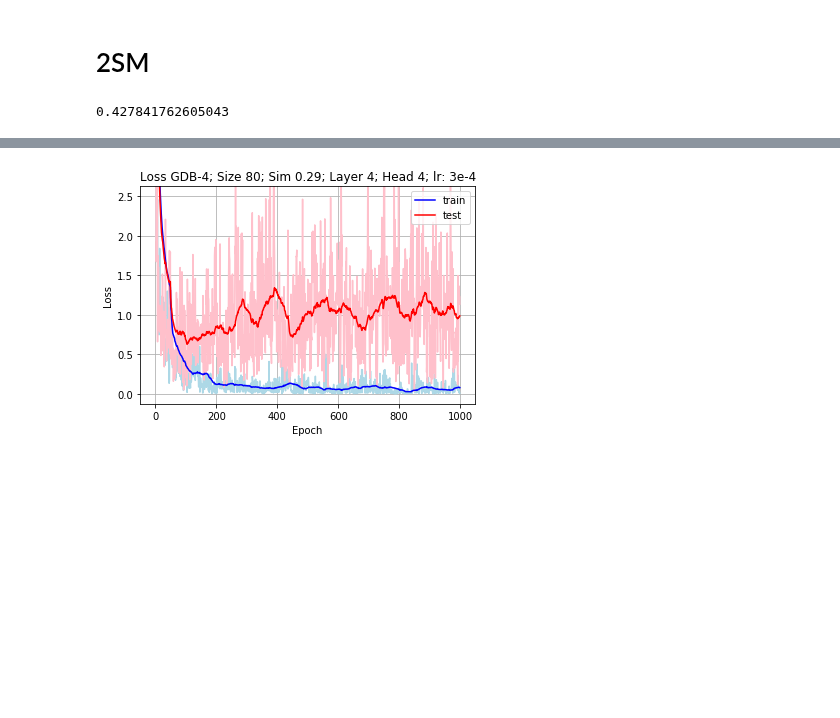
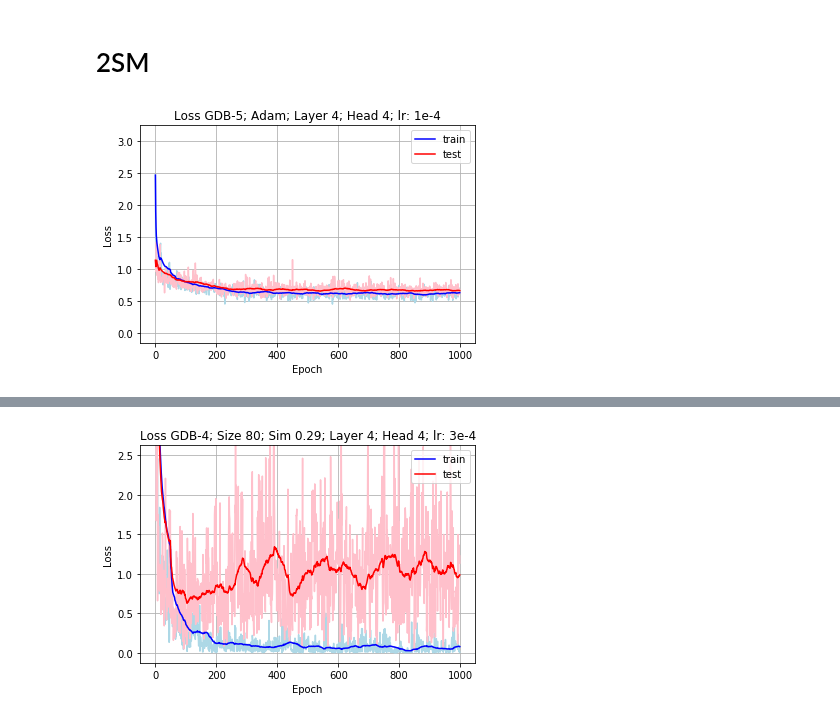
Before and after one commit to DSPsleeporg/smiles-transformer, a Jupyter notebook: smiles_transformer/Untitled.ipynb, the cells around one changed output, grey strips where cells are left out. Cells and saved outputs as stored; diff of their text form; code cells hidden in the pictures; blank space fills up the shorter version.

```diff
--- a/smiles_transformer/Untitled.ipynb
+++ b/smiles_transformer/Untitled.ipynb
@@ -100,10 +100,10 @@ def plot_loss(path, title):
     plt.xlabel('Epoch')
     plt.ylabel('Loss')
     plt.title(title)
-    plt.ylim([-0.125, 2.625])
+    plt.ylim([-0.15, 3.25])
     plt.grid()
     plt.show()
-# %%
-pd.read_csv('data/gdb06_bert_train.csv')['tanimoto'].mean()
-# %% [output]
-0.427841762605043
+# %%
+plot_loss('../result/log/GDB05.csv', 'Loss GDB-5; Adam; Layer 4; Head 4; lr: 1e-4')
+# %% [output]
+[figure, added]
```
Also changed, not shown: parts of 3 cells of this notebook, 3 other files.
